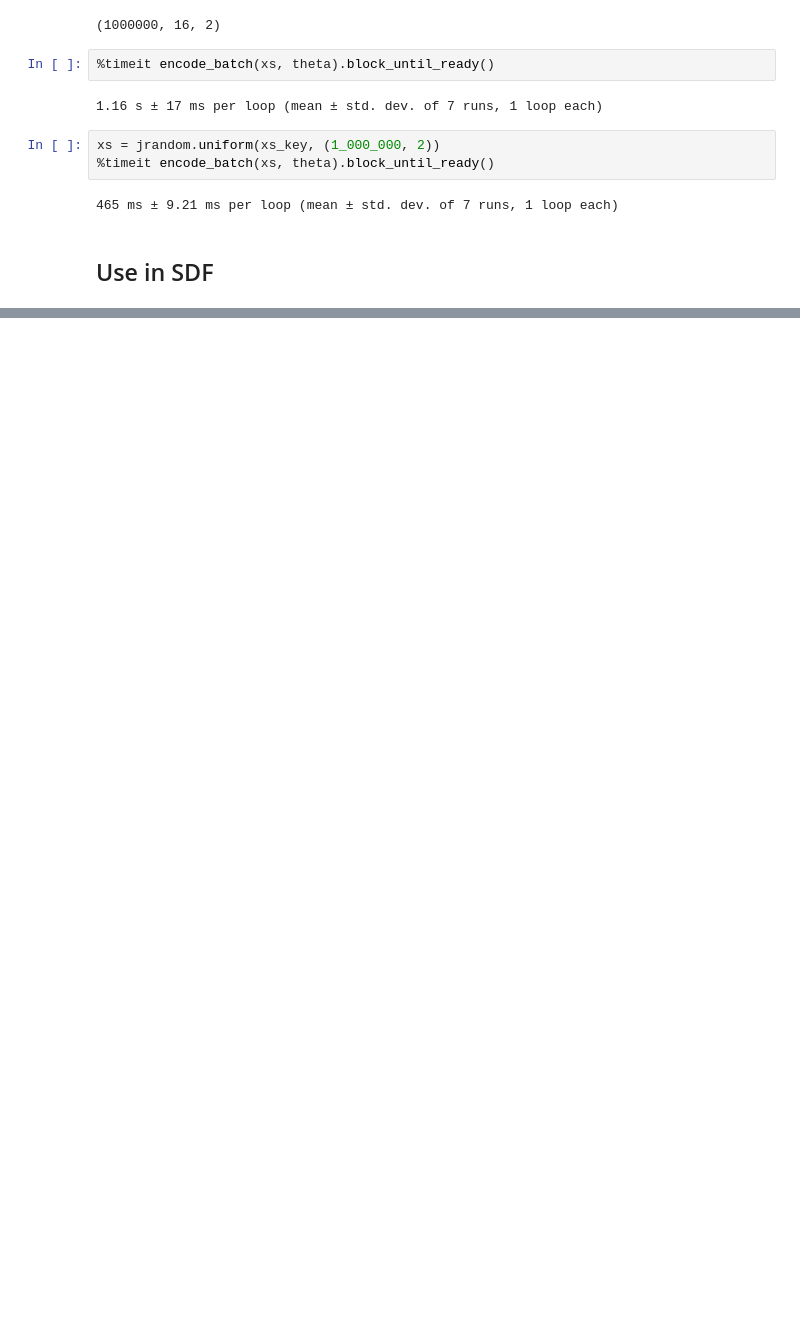
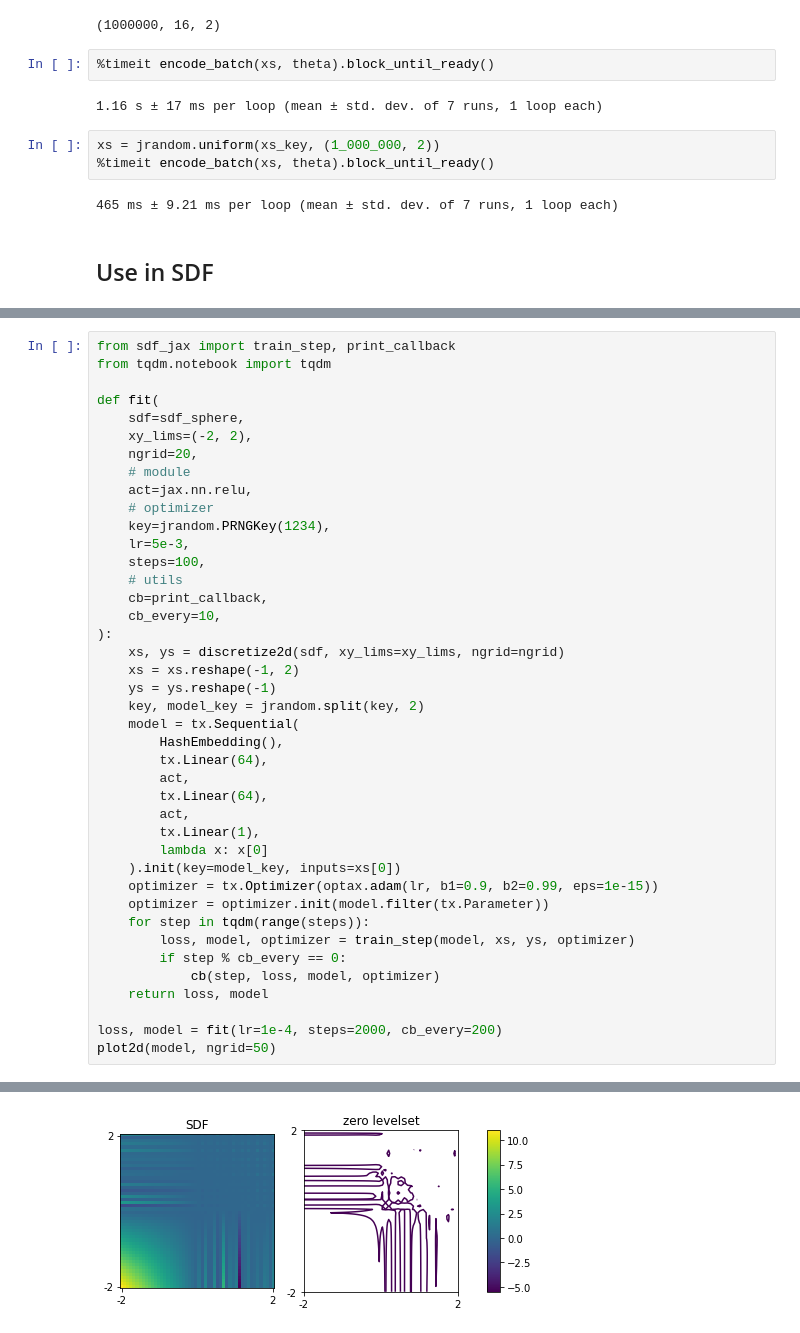
Before and after one commit to niklasschmitz/sdf_jax, a Jupyter notebook: hash_encoding.ipynb, the cells around one changed output, grey strips where cells are left out. Cells and saved outputs as stored; diff of their text form; blank space fills up the shorter version.

```diff
--- a/hash_encoding.ipynb
+++ b/hash_encoding.ipynb
@@ -85,0 +130,42 @@ class HashEmbedding(tx.Module):
+# %%
+from sdf_jax import train_step, print_callback
+from tqdm.notebook import tqdm
+
+def fit(
+    sdf=sdf_sphere,
+    xy_lims=(-2, 2),
+    ngrid=20,
+    # module
+    act=jax.nn.relu,
+    # optimizer
+    key=jrandom.PRNGKey(1234),
+    lr=5e-3,
+    steps=100,
+    # utils
+    cb=print_callback,
+    cb_every=10,
+):
+    xs, ys = discretize2d(sdf, xy_lims=xy_lims, ngrid=ngrid)
+    xs = xs.reshape(-1, 2)
+    ys = ys.reshape(-1)
+    key, model_key = jrandom.split(key, 2)
+    model = tx.Sequential(
+        HashEmbedding(),
+        tx.Linear(64),
+        act,
+        tx.Linear(64),
+        act,
+        tx.Linear(1),
+        lambda x: x[0]
+    ).init(key=model_key, inputs=xs[0])
+    optimizer = tx.Optimizer(optax.adam(lr, b1=0.9, b2=0.99, eps=1e-15))
+    optimizer = optimizer.init(model.filter(tx.Parameter))
+    for step in tqdm(range(steps)):
+        loss, model, optimizer = train_step(model, xs, ys, optimizer)
+        if step % cb_every == 0:
+            cb(step, loss, model, optimizer)
+    return loss, model
+
+loss, model = fit(lr=1e-4, steps=2000, cb_every=200)
+plot2d(model, ngrid=50)
+# %% [output]
@@ -85,0 +182 @@ class HashEmbedding(tx.Module):
+[figure, added]
```
Also changed, not shown: parts of 7 cells of this notebook.
